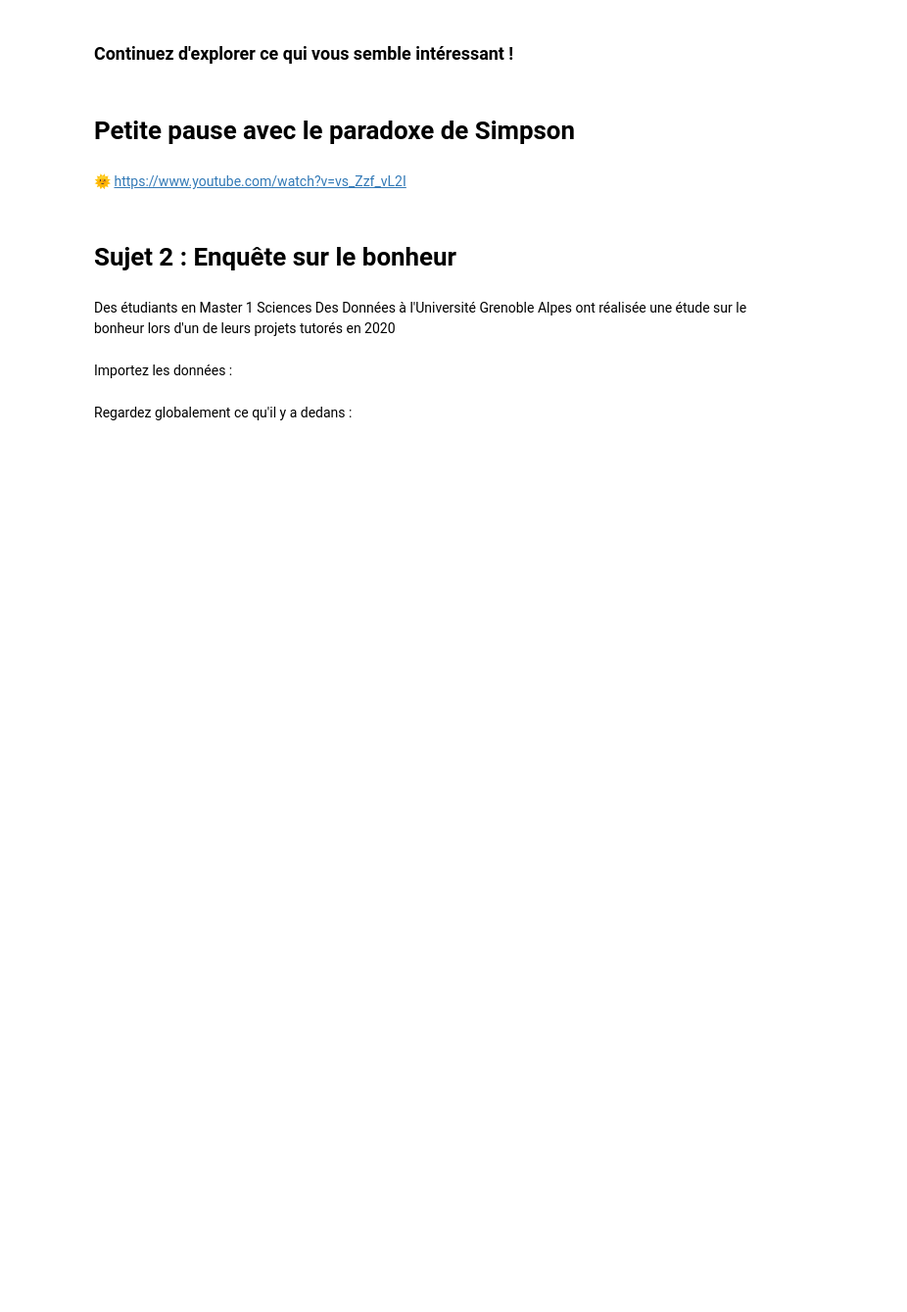
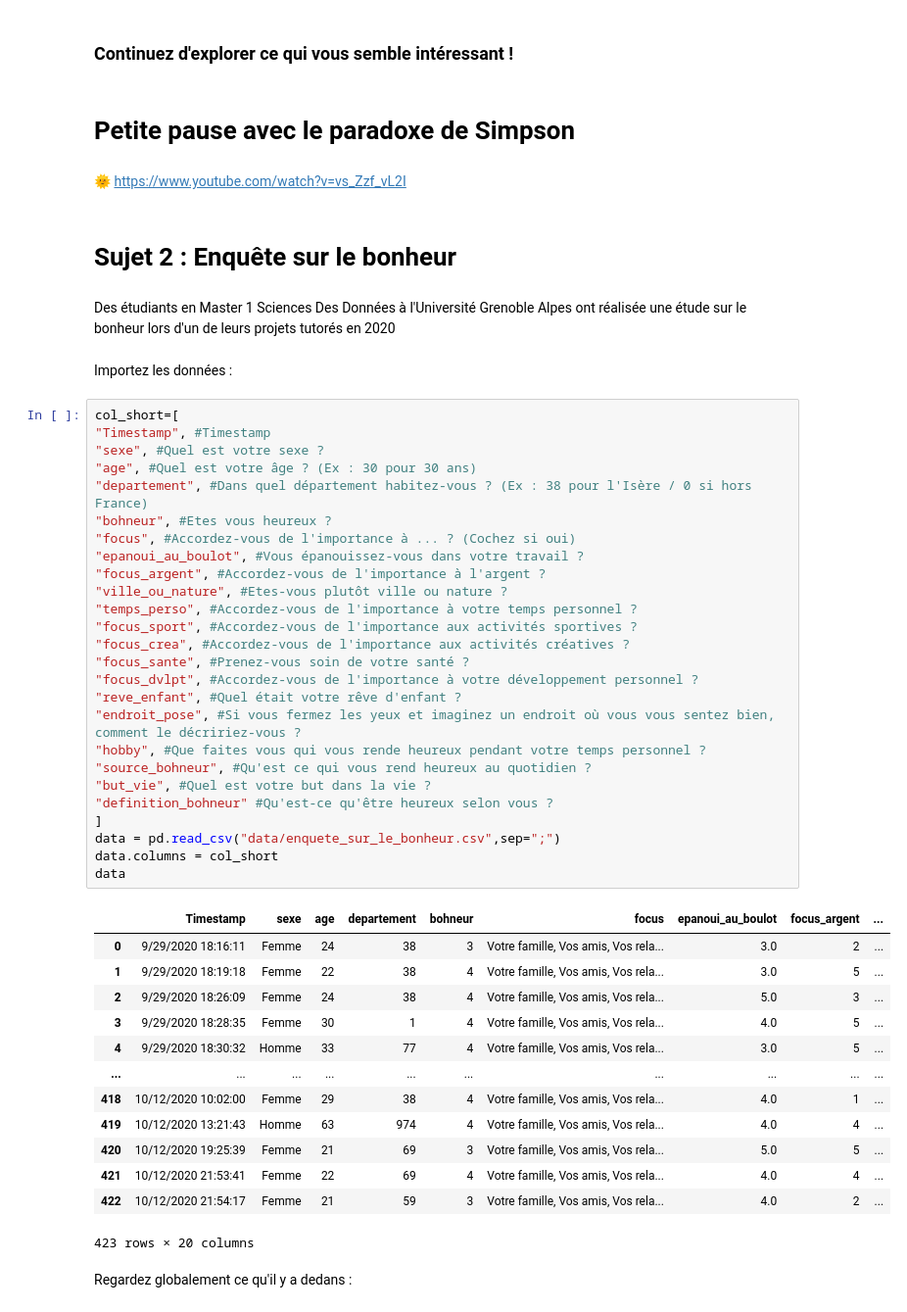
Before and after one commit to thomasmari/DataS3PG, a Jupyter notebook: module/8.Stats/Tests_d_hypothese_3/Tests d_hypothèses.ipynb, the cells around one changed output. Shown at 98% size. Saved outputs shown, nothing was run; the diff lists cells and outputs as text; blank space fills up the shorter version.

```diff
--- a/module/8.Stats/Tests_d_hypothese_3/Tests d_hypothèses.ipynb
+++ b/module/8.Stats/Tests_d_hypothese_3/Tests d_hypothèses.ipynb
@@ -662,5 +820,45 @@ Une autre manière d'aborder la question de la survie selon le genre est de réa
 Des étudiants en Master 1 Sciences Des Données à l'Université Grenoble Alpes ont réalisée une étude sur le bonheur lors d'un de leurs projets tutorés en 2020
 # %% [markdown]
 Importez les données :
+# %%
+col_short=[
+"Timestamp", #Timestamp
+"sexe", #Quel est votre sexe ?
+"age", #Quel est votre âge ? (Ex : 30 pour 30 ans)
+"departement", #Dans quel département habitez-vous ? (Ex : 38 pour l'Isère / 0 si hors France)
+"bohneur", #Etes vous heureux ?
+"focus", #Accordez-vous de l'importance à ... ? (Cochez si oui)
+"epanoui_au_boulot", #Vous épanouissez-vous dans votre travail ?
+"focus_argent", #Accordez-vous de l'importance à l'argent ?
+"ville_ou_nature", #Etes-vous plutôt ville ou nature ?
+"temps_perso", #Accordez-vous de l'importance à votre temps personnel ?
+"focus_sport", #Accordez-vous de l'importance aux activités sportives ?
+"focus_crea", #Accordez-vous de l'importance aux activités créatives ?
+"focus_sante", #Prenez-vous soin de votre santé ?
+"focus_dvlpt", #Accordez-vous de l'importance à votre développement personnel ?
+"reve_enfant", #Quel était votre rêve d'enfant ?
+"endroit_pose", #Si vous fermez les yeux et imaginez un endroit où vous vous sentez bien, comment le décririez-vous ?
+"hobby", #Que faites vous qui vous rende heureux pendant votre temps personnel ?
+"source_bohneur", #Qu'est ce qui vous rend heureux au quotidien ?
+"but_vie", #Quel est votre but dans la vie ?
+"definition_bohneur" #Qu'est-ce qu'être heureux selon vous ?
+]
+data = pd.read_csv("data/enquete_sur_le_bonheur.csv",sep=";")
+data.columns = col_short
+data
+# %% [output]
+|  | Timestamp | sexe | age | departement | bohneur | focus | epanoui_au_boulot | focus_argent | ... |
+| 0 | 9/29/2020 18:16:11 | Femme | 24 | 38 | 3 | Votre famille, Vos amis, Vos rela... | 3.0 | 2 | ... |
+| 1 | 9/29/2020 18:19:18 | Femme | 22 | 38 | 4 | Votre famille, Vos amis, Vos rela... | 3.0 | 5 | ... |
+| 2 | 9/29/2020 18:26:09 | Femme | 24 | 38 | 4 | Votre famille, Vos amis, Vos rela... | 5.0 | 3 | ... |
+| 3 | 9/29/2020 18:28:35 | Femme | 30 | 1 | 4 | Votre famille, Vos amis, Vos rela... | 4.0 | 5 | ... |
+| 4 | 9/29/2020 18:30:32 | Homme | 33 | 77 | 4 | Votre famille, Vos amis, Vos rela... | 3.0 | 5 | ... |
+| ... | ... | ... | ... | ... | ... | ... | ... | ... | ... |
+| 418 | 10/12/2020 10:02:00 | Femme | 29 | 38 | 4 | Votre famille, Vos amis, Vos rela... | 4.0 | 1 | ... |
+| 419 | 10/12/2020 13:21:43 | Homme | 63 | 974 | 4 | Votre famille, Vos amis, Vos rela... | 4.0 | 4 | ... |
+| 420 | 10/12/2020 19:25:39 | Femme | 21 | 69 | 3 | Votre famille, Vos amis, Vos rela... | 5.0 | 5 | ... |
+| 421 | 10/12/2020 21:53:41 | Femme | 22 | 69 | 4 | Votre famille, Vos amis, Vos rela... | 4.0 | 4 | ... |
+| 422 | 10/12/2020 21:54:17 | Femme | 21 | 59 | 3 | Votre famille, Vos amis, Vos rela... | 4.0 | 2 | ... |
+423 rows × 20 columns
 # %% [markdown]
 Regardez globalement ce qu'il y a dedans :
```
Also changed, not shown: parts of 41 cells of this notebook.
